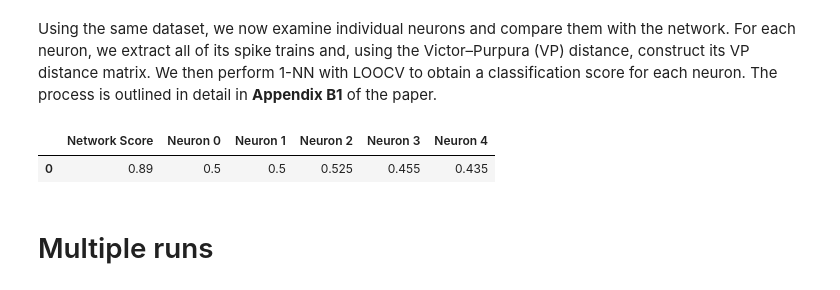
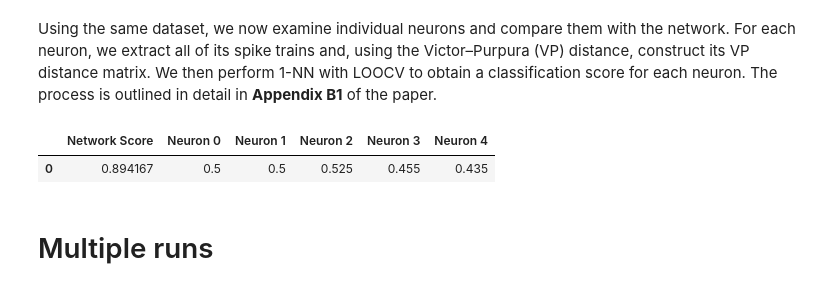
Before and after one commit to ayhncgty/Persistent-Homology-Pipeline-for-Neural-Spike-Train-Data, a Jupyter notebook: Figure-4-Synthetic-Data-Experiment-1.ipynb, the cells around one changed output. Cells and saved outputs as stored; diff of their text form; code cells hidden in the pictures.

```diff
--- a/Figure-4-Synthetic-Data-Experiment-1.ipynb
+++ b/Figure-4-Synthetic-Data-Experiment-1.ipynb
@@ -362,0 +317,10 @@ plt.show()
+# %%
+labels = [0]*len(rasters_stim1) + [1] * len(rasters_stim2)
+
+mean_score, bdm = tda_rhv(rasters = all_rasters,
+                                 labels = labels,
+                                 dim = 0,
+                                 n_repeats = 20,
+                                 test_size = 0.3,
+                                 q =3.0,
+                                 return_bdm = True) # TDA pipeline with repeated holdout validation (rhv
@@ -416,35 +430,35 @@ vpdm_n0 = VP_trivial(neuron_0_responses)
 vpdm_n1 = VP_trivial(neuron_1_responses)
 vpdm_n2 = VP_trivial(neuron_2_responses)
 vpdm_n3 = VP_trivial(neuron_3_responses)
 vpdm_n4 = VP_trivial(neuron_4_responses)
 
 # prep for loo
 n_samples_per_stimulus = 2* n_samples_per_template # we usee 100 per stimulus
 labels = np.array([0]*n_samples_per_stimulus + [1]* n_samples_per_stimulus)
 trial_meta = [(stim_id,trial_id) for stim_id in [0,1] for trial_id in range(n_samples_per_stimulus)]
 
 # perform LOO for each neuron
 loo_results_n0 = np.round(LeaveOneOut(vpdm_n0,labels,trial_meta = trial_meta)['accuracy_score'],3)
 loo_results_n1 = np.round(LeaveOneOut(vpdm_n1,labels,trial_meta = trial_meta)['accuracy_score'],3)
 loo_results_n2 = np.round(LeaveOneOut(vpdm_n2,labels,trial_meta = trial_meta)['accuracy_score'],3)
 loo_results_n3 = np.round(LeaveOneOut(vpdm_n3,labels,trial_meta = trial_meta)['accuracy_score'],3)
 loo_results_n4 = np.round(LeaveOneOut(vpdm_n4,labels,trial_meta = trial_meta)['accuracy_score'],3)
-network_score = results['network_score']
+network_score = mean_score
 
 # save and report all results
 all_results_df = pd.DataFrame({'Network Score':[network_score],
                                'Neuron 0':[loo_results_n0],
                                'Neuron 1':[loo_results_n1],
                                'Neuron 2':[loo_results_n2],
                                'Neuron 3':[loo_results_n3],
                                'Neuron 4':[loo_results_n4],
 })
 
 from IPython.display import display
 display(all_results_df)
 # %% [output]
 |  | Network Score | Neuron 0 | Neuron 1 | Neuron 2 | Neuron 3 | Neuron 4 |
-| 0 | 0.89 | 0.5 | 0.5 | 0.525 | 0.455 | 0.435 |
+| 0 | 0.894167 | 0.5 | 0.5 | 0.525 | 0.455 | 0.435 |
 # %% [markdown]
 # Multiple runs
 # %% [markdown]
```
Also changed, not shown: parts of 18 cells of this notebook, 1 other file.
